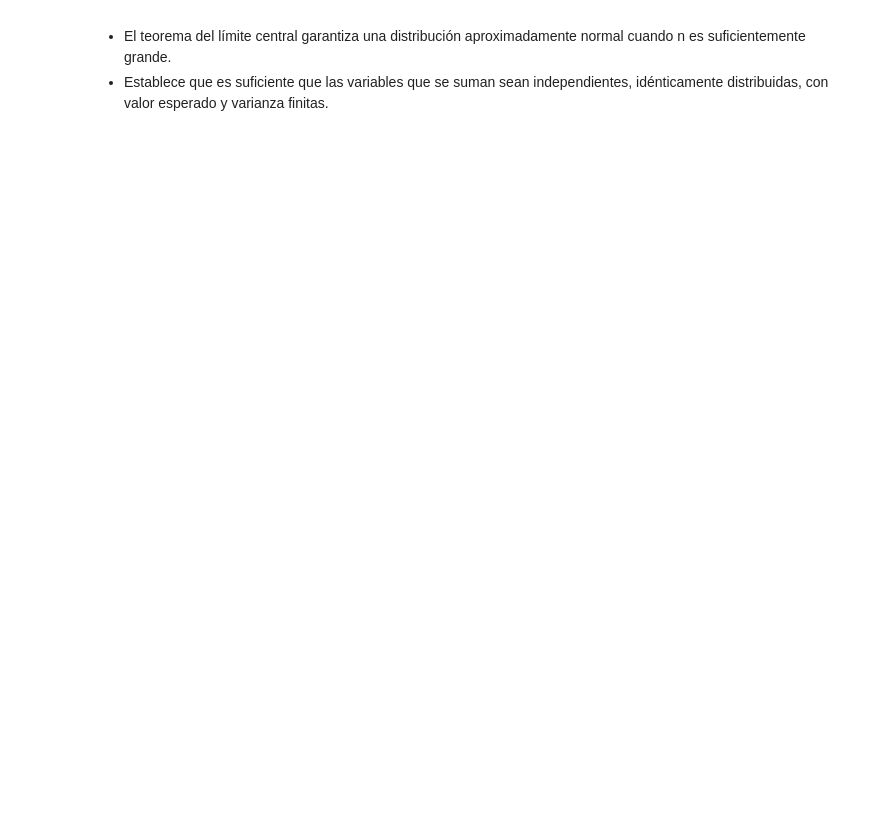
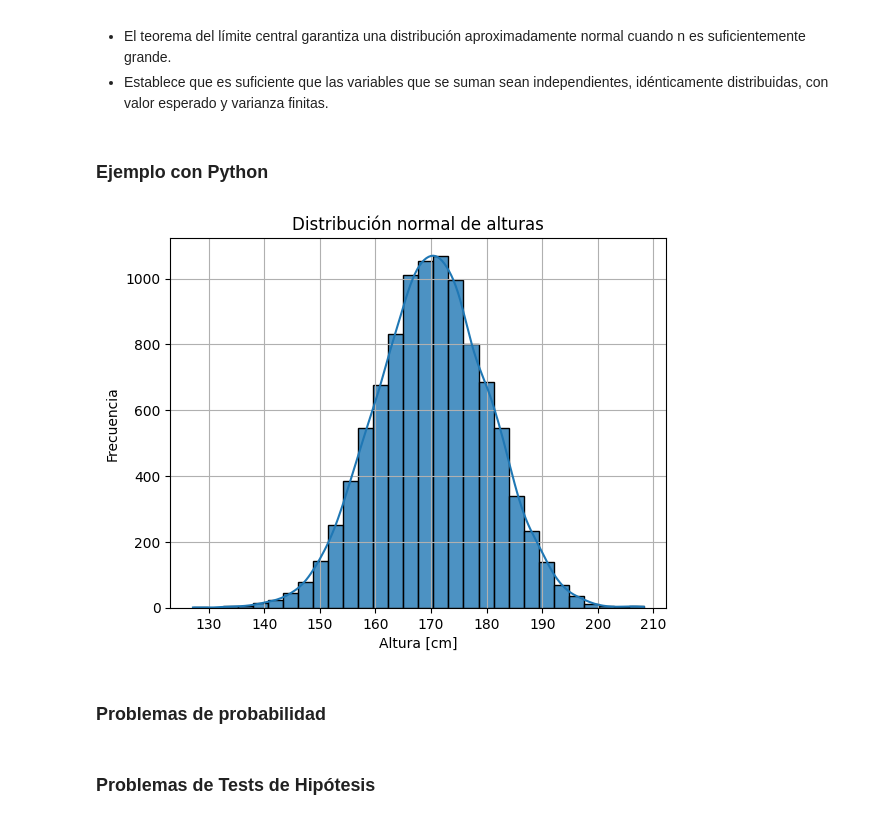
Before and after one commit to dileofrancoj/conceptos-estadistica, a Jupyter notebook: normal-distribution.ipynb, the cells around one changed output. Drawn from its saved outputs; the diff is of its cells as text; code cells hidden in the pictures; blank space fills up the shorter version.

Commit message:
chore: normal distribution 2

```diff
--- a/normal-distribution.ipynb
+++ b/normal-distribution.ipynb
@@ -39,3 +39,5 @@ La importancia de este teorema es que la función de distribución de la normal
 
 - El teorema del límite central garantiza una distribución aproximadamente normal cuando n es suficientemente grande.
 - Establece que es suficiente que las variables que se suman sean independientes, idénticamente distribuidas, con valor esperado y varianza finitas.
+# %% [markdown]
+### Ejemplo con Python
@@ -41,0 +48,20 @@ La importancia de este teorema es que la función de distribución de la normal
+# %%
+mu = 170 # altura media de población en cm
+sigma = 10 # desvío en cm
+n = 10000 # muestras
+# %%
+heights = np.random.normal(mu, sigma, n)
+# heights[:5]
+# %%
+sns.histplot(heights, bins=30, edgecolor='black', alpha=.8, kde=True)
+plt.title('Distribución normal de alturas')
+plt.xlabel('Altura [cm]')
+plt.ylabel('Frecuencia')
+plt.grid(True)
+plt.show()
+# %% [output]
+[figure, added]
+# %% [markdown]
+### Problemas de probabilidad
+# %% [markdown]
+### Problemas de Tests de Hipótesis
```
Also changed, not shown: parts of 1 cell of this notebook.
